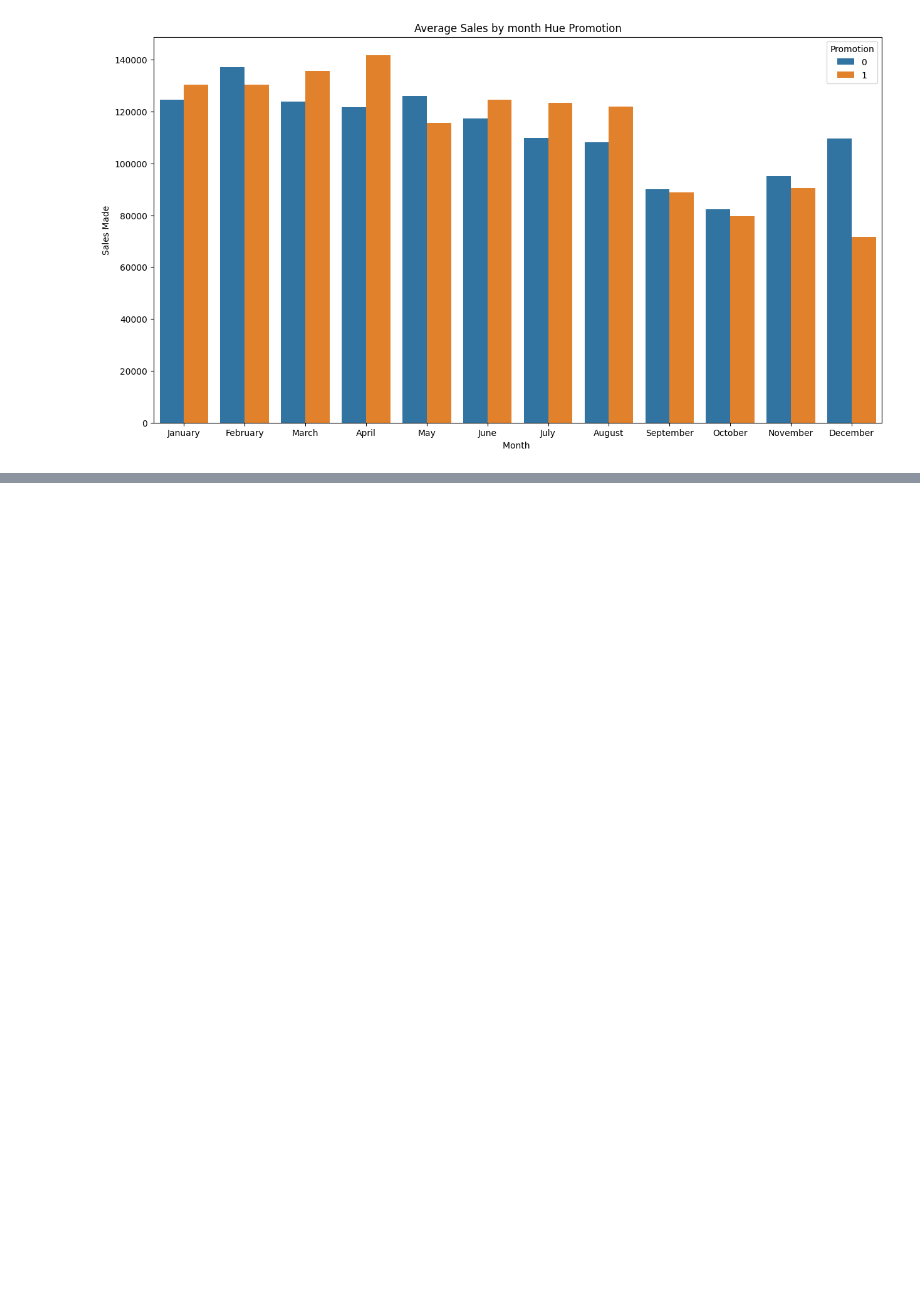
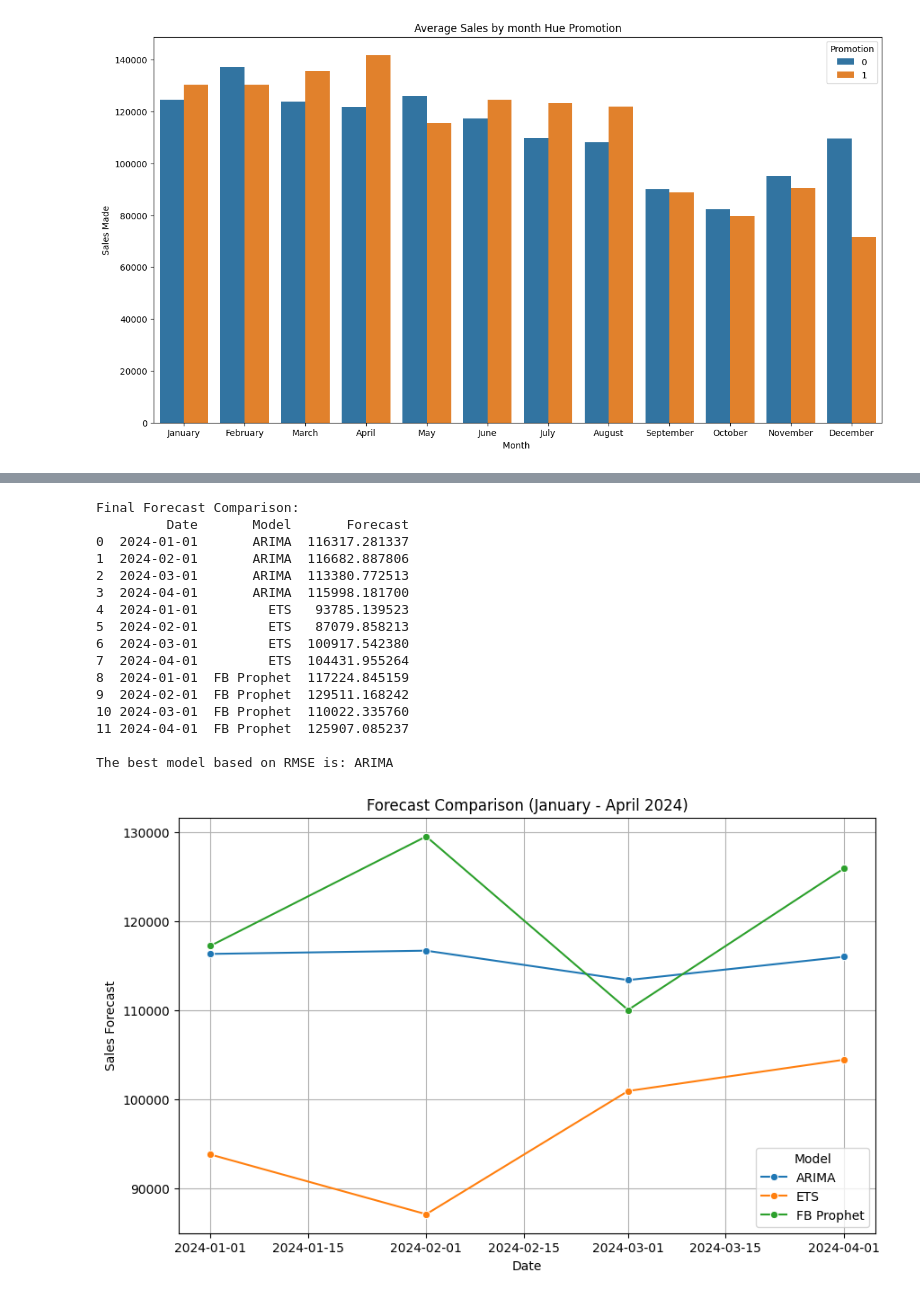
Before and after one commit to KennyOgun/enhanced_sales_forecasting_using_time_series_modeling, a Jupyter notebook: video_games_sales.ipynb, the cells around one changed output, grey strips where cells are left out. Saved outputs shown, nothing was run; the diff lists cells and outputs as text; code cells hidden in the pictures; blank space fills up the shorter version.

```diff
--- a/video_games_sales.ipynb
+++ b/video_games_sales.ipynb
@@ -673,0 +702,16 @@ plt.show()
+# %%
+# FB Prophet
+print("Building FB Prophet Model...")
+prophet_data = df.reset_index()[['Date', 'Monthly_Sales']]
+prophet_data.columns = ['ds', 'y']
+model_prophet = Prophet()
+model_prophet.fit(prophet_data)
+# Future dataframe for Prophet
+future_dates = model_prophet.make_future_dataframe(periods=4, freq="MS")
+forecast_prophet = model_prophet.predict(future_dates)
+
+# Extract predictions for Jan-Apr 2024
+forecast_prophet_test = forecast_prophet[forecast_prophet['ds'] >= "2024-01-01"].iloc[:4]
+
+print("Forecast for January-April 2024:")
+print(f"FB Prophet:\n{forecast_prophet_test[['ds', 'yhat']]}")
@@ -673,0 +746,54 @@ plt.show()
+# %%
+# Create a pandas DataFrame for the final forecasts
+final_forecast_df = pd.DataFrame({
+    "Date": pd.date_range(start="2024-01-01", periods=4, freq="MS"),
+    "ARIMA": forecast_arima.values,
+    "ETS": forecast_ets.values,
+    "FB Prophet": forecast_prophet_test['yhat'].values
+})
+
+# Melt the DataFrame for easier comparison and plotting
+melted_forecast_df = final_forecast_df.melt(id_vars=["Date"], var_name="Model", value_name="Forecast")
+
+# Sort the DataFrame based on the ARIMA model (best RMSE)
+sorted_forecast_df = melted_forecast_df[melted_forecast_df['Model'] == "ARIMA"]
+sorted_forecast_df = pd.concat([sorted_forecast_df, melted_forecast_df[melted_forecast_df['Model'] != "ARIMA"]])
+
+# Display the sorted forecast
+print("\nFinal Forecast Comparison:")
+print(sorted_forecast_df)
+
+# Comment on the best results
+print(f"\nThe best model based on RMSE is: ARIMA")
+
+# Visualization
+import seaborn as sns
+import matplotlib.pyplot as plt
+
+# Plotting the forecasts
+plt.figure(figsize=(10, 6))
+sns.lineplot(data=melted_forecast_df, x="Date", y="Forecast", hue="Model", marker="o")
+plt.title("Forecast Comparison (January - April 2024)")
+plt.xlabel("Date")
+plt.ylabel("Sales Forecast")
+plt.legend(title="Model")
+plt.grid()
+plt.show()
+# %% [output]
+Final Forecast Comparison:
+         Date       Model       Forecast
+0  2024-01-01       ARIMA  116317.281337
+1  2024-02-01       ARIMA  116682.887806
+2  2024-03-01       ARIMA  113380.772513
+3  2024-04-01       ARIMA  115998.181700
+4  2024-01-01         ETS   93785.139523
+5  2024-02-01         ETS   87079.858213
+6  2024-03-01         ETS  100917.542380
+7  2024-04-01         ETS  104431.955264
+8  2024-01-01  FB Prophet  117224.845159
+9  2024-02-01  FB Prophet  129511.168242
+10 2024-03-01  FB Prophet  110022.335760
+11 2024-04-01  FB Prophet  125907.085237
+
+The best model based on RMSE is: ARIMA
+[figure, added]
```
Also changed, not shown: parts of 61 cells of this notebook.
